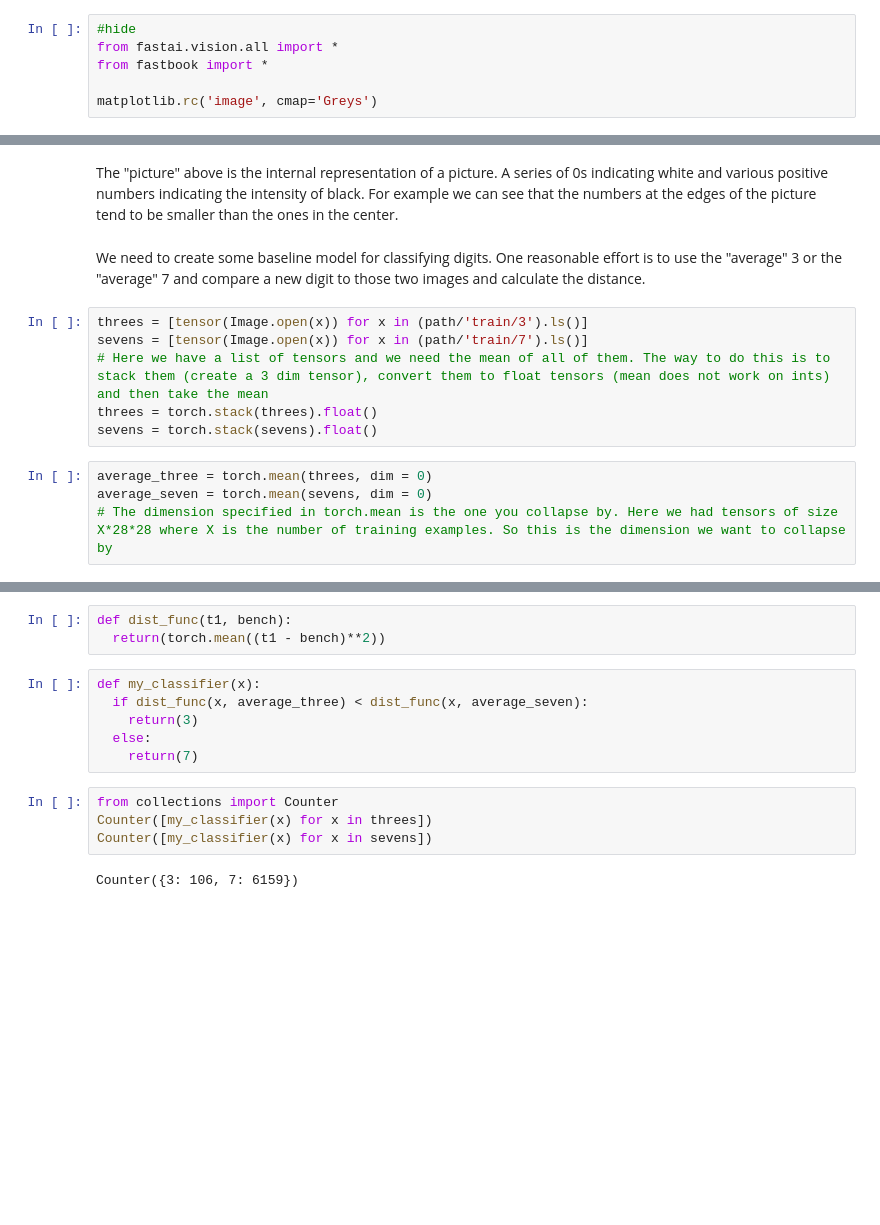
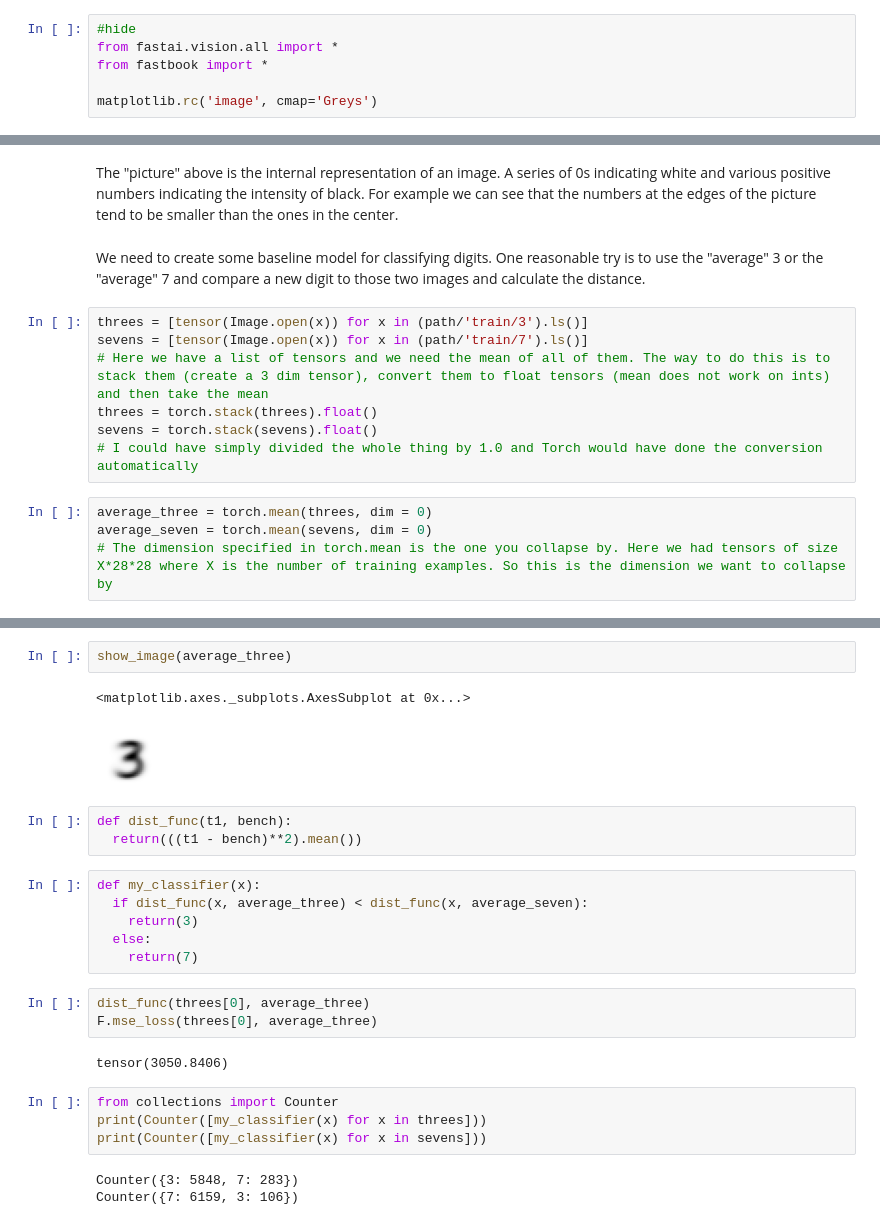
Before and after one commit to george-kan/fastai, a Jupyter notebook: Chapter_4_notes.ipynb, the cells around one changed output, grey strips where cells are left out. Saved outputs shown, nothing was run; the diff lists cells and outputs as text; blank space fills up the shorter version.

```diff
--- a/Chapter_4_notes.ipynb
+++ b/Chapter_4_notes.ipynb
@@ -42,15 +42,16 @@ tensor([[  0,   0,   0,   0,   0,   0,   0,   0,   0,   0,   0,   0,   0,   0,
         [  0,   0,   0,   0,   0,   0,   0,   0,   0,   0,   0,   0,   0,   0,   0,   0,   0,   0,   0,   0,   0,   0,   0,   0,   0,   0,   0,   0],
         [  0,   0,   0,   0,   0,   0,   0,   0,   0,   0,   0,   0,   0,   0,   0,   0,   0,   0,   0,   0,   0,   0,   0,   0,   0,   0,   0,   0]], dtype=torch.uint8)
 # %% [markdown]
-The "picture" above is the internal representation of a picture. A series of 0s indicating white and various positive numbers indicating the intensity of black. For example we can see that the numbers at the edges of the picture tend to be smaller than the ones in the center.
+The "picture" above is the internal representation of an image. A series of 0s indicating white and various positive numbers indicating the intensity of black. For example we can see that the numbers at the edges of the picture tend to be smaller than the ones in the center.
 # %% [markdown]
-We need to create some baseline model for classifying digits. One reasonable effort is to use the "average" 3 or the "average" 7 and compare a new digit to those two images and calculate the distance.
+We need to create some baseline model for classifying digits. One reasonable try is to use the "average" 3 or the "average" 7 and compare a new digit to those two images and calculate the distance.
 # %%
 threes = [tensor(Image.open(x)) for x in (path/'train/3').ls()]
 sevens = [tensor(Image.open(x)) for x in (path/'train/7').ls()]
 # Here we have a list of tensors and we need the mean of all of them. The way to do this is to stack them (create a 3 dim tensor), convert them to float tensors (mean does not work on ints) and then take the mean
 threes = torch.stack(threes).float()
 sevens = torch.stack(sevens).float()
+# I could have simply divided the whole thing by 1.0 and Torch would have done the conversion automatically
 # %%
 average_three = torch.mean(threes, dim = 0)
 average_seven = torch.mean(sevens, dim = 0)
@@ -76,19 +77,30 @@ df.style.set_properties(**{'font-size':'6pt'}).background_gradient('Greys')
 | 25 | 0.000000 | 0.000000 | 0.000000 | 0.000000 | 0.000000 | 0.000000 | 1.000000 | 2.000000 | 4.000000 | 6.000000 | 8.000000 | ... |
 | 26 | 0.000000 | 0.000000 | 0.000000 | 0.000000 | 0.000000 | 0.000000 | 0.000000 | 0.000000 | 0.000000 | 0.000000 | 0.000000 | ... |
 | 27 | 0.000000 | 0.000000 | 0.000000 | 0.000000 | 0.000000 | 0.000000 | 0.000000 | 0.000000 | 0.000000 | 0.000000 | 0.000000 | ... |
+# %%
+show_image(average_three)
+# %% [output]
+<matplotlib.axes._subplots.AxesSubplot at 0x...>
+[figure, added]
 # %%
 def dist_func(t1, bench):
-  return(torch.mean((t1 - bench)**2))
+  return(((t1 - bench)**2).mean())
 # %%
 def my_classifier(x):
   if dist_func(x, average_three) < dist_func(x, average_seven):
     return(3)
   else:
     return(7)
+# %%
+dist_func(threes[0], average_three)
+F.mse_loss(threes[0], average_three)
+# %% [output]
+tensor(3050.8406)
 # %%
 from collections import Counter
-Counter([my_classifier(x) for x in threes])
-Counter([my_classifier(x) for x in sevens])
+print(Counter([my_classifier(x) for x in threes]))
+print(Counter([my_classifier(x) for x in sevens]))
 # %% [output]
-Counter({3: 106, 7: 6159})
+Counter({3: 5848, 7: 283})
+Counter({7: 6159, 3: 106})
 # %%
```
Also changed, not shown: parts of 8 cells of this notebook.
